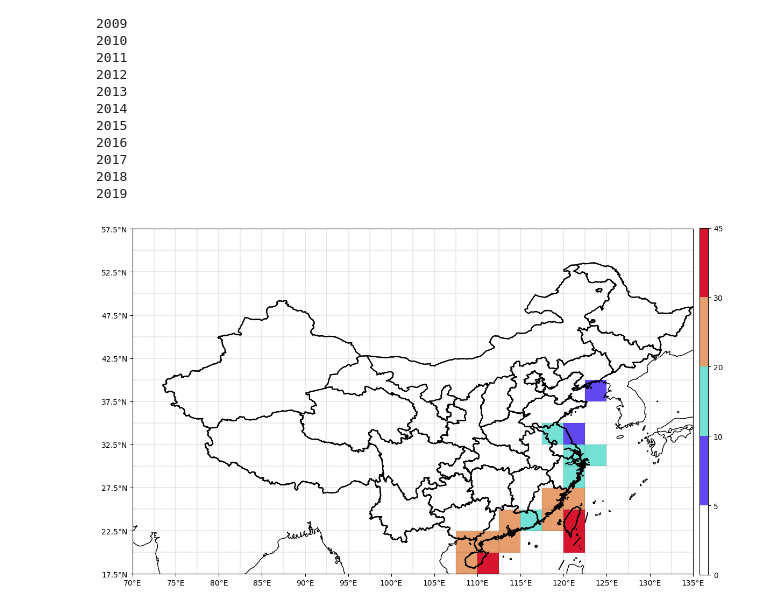
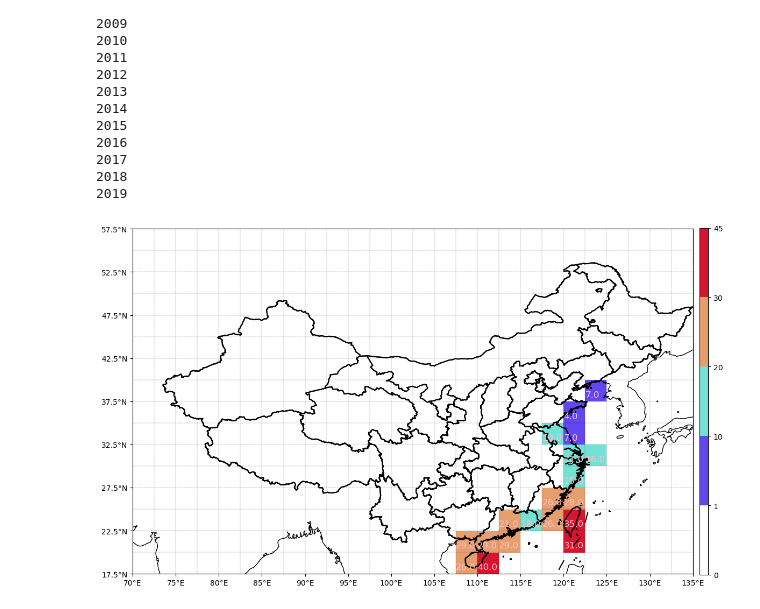
Before and after one commit to linbuer233/MyPythonPractice, a Jupyter notebook: 台风相关绘图/tyDenglu_CPlot.ipynb, the cells around one changed output. Cells and saved outputs as stored; diff of their text form; code cells hidden in the pictures.

```diff
--- a/台风相关绘图/tyDenglu_CPlot.ipynb
+++ b/台风相关绘图/tyDenglu_CPlot.ipynb
@@ -140,32 +140,35 @@ draw_maps(get_adm_maps(level='省'))
 # 坐标轴
 ## 标注坐标轴
 ax.set_extent(box1,crs=ccrs.PlateCarree())
 ax.set_xticks(np.arange(box1[0], box1[1] + 5, 5), crs=ccrs.PlateCarree())
 ax.set_yticks(np.arange(box1[2], box1[3] + 5, 5), crs=ccrs.PlateCarree())
 ## 经纬度格式，把0经度设置不加E和W
 lon_formatter = LongitudeFormatter(zero_direction_label=False)
 lat_formatter = LatitudeFormatter()
 ax.gridlines(xlocs=np.arange(box1[0], box1[1] + 2.5, 2.5), ylocs=np.arange(box1[2], box1[3] + 2.5, 2.5), linestyle=':', linewidth=0.3, x_inline=False, y_inline=False, color='k')
 ax.xaxis.set_major_formatter(lon_formatter)
 ax.yaxis.set_major_formatter(lat_formatter)
 # # 南海子图
 # ax2 = fig.add_axes([0.76, 0.08, 0.1, 0.3], projection=ccrs.PlateCarree())
 # ax2.coastlines('50m')
 # ax2.set_extent(box2, crs=ccrs.PlateCarree())
 # draw_maps(get_adm_maps(level='国'))
 # draw_maps(get_adm_maps(level='省'))
 # for i,j in zip(lonlist,latlist):
 #     plt.text(i,j,'+',color='r',transform=ccrs.PlateCarree())
 from matplotlib.colors import ListedColormap
 from matplotlib.colors import BoundaryNorm
 newcmap=ListedColormap(['white','#6147f0','#73e1d4','#e69e6c','#d8152f'],name='from_list')
-colorbar=ax.pcolor(np.arange(71.25,136.25,2.5),np.arange(18.75,58.75,2.5),dengluarray,norm=BoundaryNorm(boundaries=[0,5,10,20,30,45],ncolors=5),cmap=newcmap,transform=ccrs.PlateCarree())
+colorbar=ax.pcolor(np.arange(71.25,136.25,2.5),np.arange(18.75,58.75,2.5),dengluarray,norm=BoundaryNorm(boundaries=[0,1,10,20,30,45],ncolors=5),cmap=newcmap,transform=ccrs.PlateCarree())
 cb=plt.colorbar(colorbar,shrink=0.93,aspect=40,pad=0.01)
+# 方格内加上数字
+for i in np.argwhere(dengluarray>0):
+    plt.text(i[1]*2.5+70,i[0]*2.5+18,str(int(dengluarray[i[0],i[1]])),color='pink',size=12,transform=ccrs.PlateCarree())
 # cb.set_ticks([0,2,4,6,8,10])
 # cb.set_ticklabels(('0','2','4','6','8','10'))
 # for i,j in zip(['#74E3DD','#ACBF67','#43668B','#C810C5','#07078F'],['广西壮族自治区','广东省','海南省','台湾省','福建省']):
 #     GX=get_adm_maps(province=j,only_polygon=True)
 #     ax2.add_geometries(GX,crs=ccrs.PlateCarree(),facecolor=i)
 plt.savefig('TydengluPlot.png',dpi=500)
 # %% [output]
-[figure, old version]
+[figure, new version]
```
Also changed, not shown: parts of 1 cell of this notebook, 3 other files.
